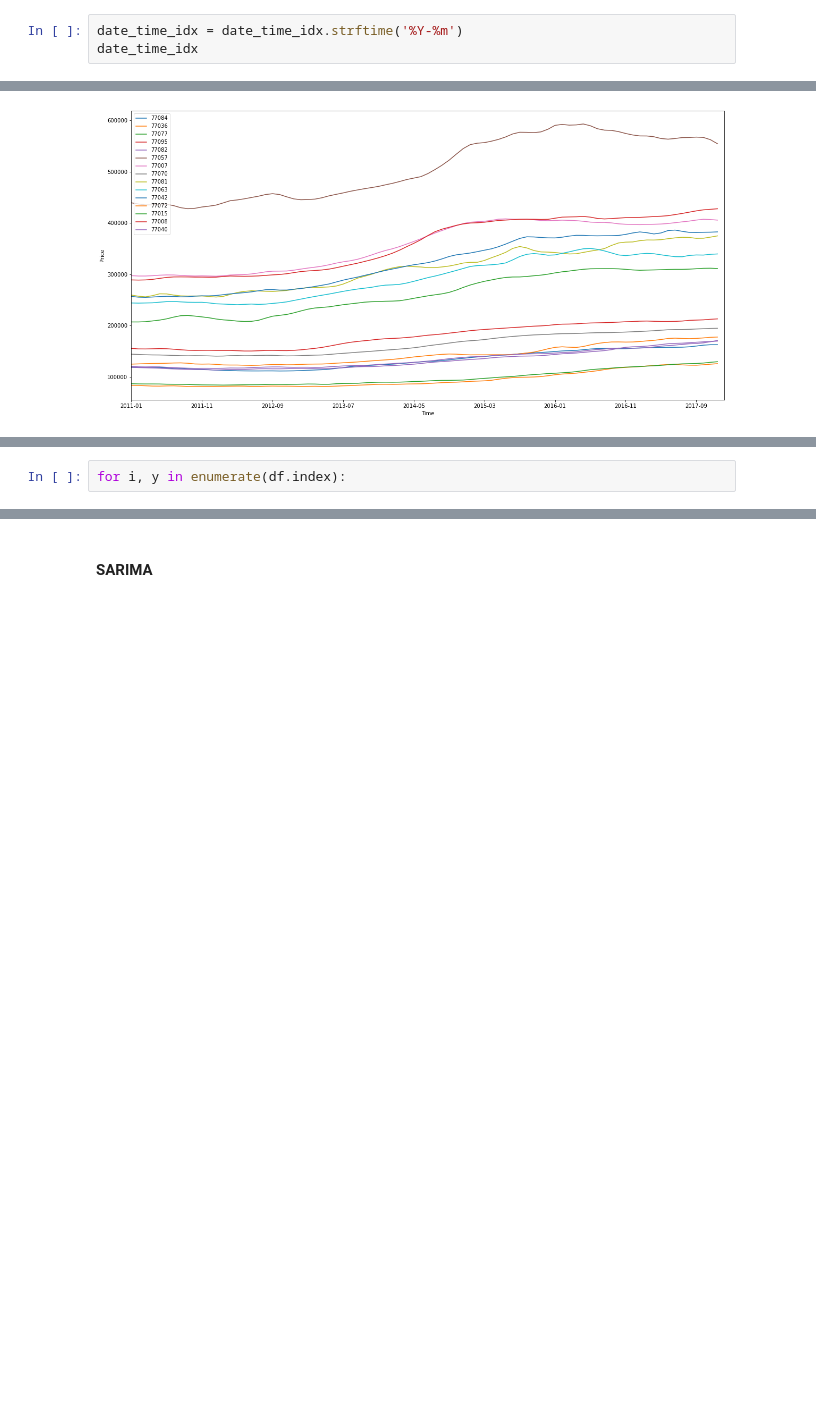
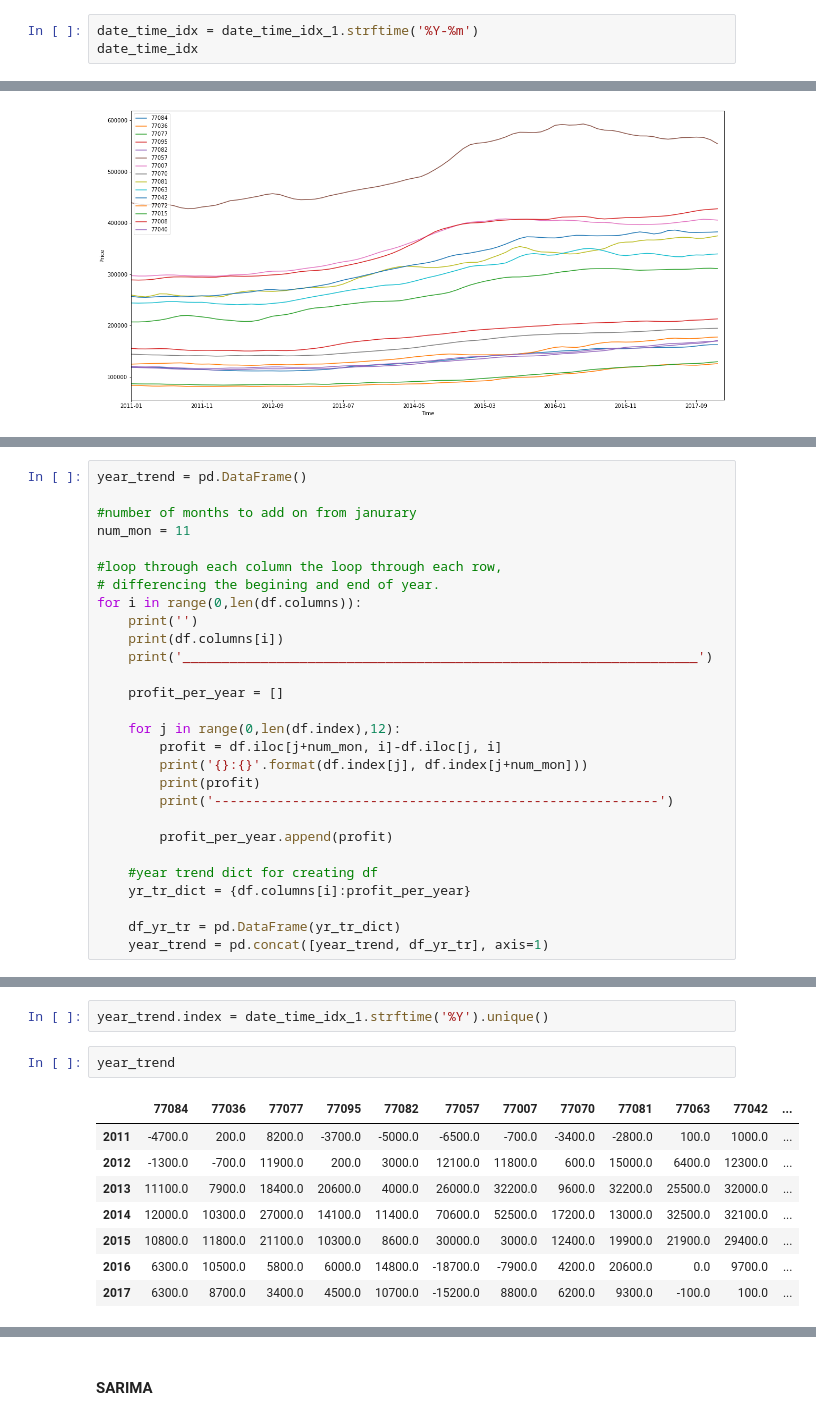
Before and after one commit to Blue723/Housing_Time_Series, a Jupyter notebook: SARIMA Model.ipynb, the cells around one changed output, grey strips where cells are left out. Drawn from its saved outputs; the diff is of its cells as text; blank space fills up the shorter version.

```diff
--- a/SARIMA Model.ipynb
+++ b/SARIMA Model.ipynb
@@ -64,7 +67,7 @@ DatetimeIndex(['2011-01-01', '2011-02-01', '2011-03-01', '2011-04-01',
                '2017-09-01', '2017-10-01', '2017-11-01', '2017-12-01'],
               dtype='datetime64[ns]', freq=None)
 # %%
-date_time_idx = date_time_idx.strftime('%Y-%m')
+date_time_idx = date_time_idx_1.strftime('%Y-%m')
 date_time_idx
 # %% [output]
 Index(['2011-01', '2011-02', '2011-03', '2011-04', '2011-05', '2011-06',
@@ -114,2 +112,0 @@ DatetimeIndex([], dtype='datetime64[ns]', freq=None)
-# %%
-for i, y in enumerate(df.index):
@@ -115,0 +115,28 @@ for i, y in enumerate(df.index):
+# %%
+year_trend = pd.DataFrame()
+
+#number of months to add on from janurary
+num_mon = 11
+
+#loop through each column the loop through each row,
+# differencing the begining and end of year.
+for i in range(0,len(df.columns)):
+    print('')
+    print(df.columns[i])
+    print('__________________________________________________________________')
+
+    profit_per_year = []
+
+    for j in range(0,len(df.index),12):
+        profit = df.iloc[j+num_mon, i]-df.iloc[j, i]
+        print('{}:{}'.format(df.index[j], df.index[j+num_mon]))
+        print(profit)
+        print('---------------------------------------------------------')
+
+        profit_per_year.append(profit)
+
+    #year trend dict for creating df
+    yr_tr_dict = {df.columns[i]:profit_per_year}
+
+    df_yr_tr = pd.DataFrame(yr_tr_dict)
+    year_trend = pd.concat([year_trend, df_yr_tr], axis=1)
@@ -115,0 +161,13 @@ for i, y in enumerate(df.index):
+# %%
+year_trend.index = date_time_idx_1.strftime('%Y').unique()
+# %%
+year_trend
+# %% [output]
+|  | 77084 | 77036 | 77077 | 77095 | 77082 | 77057 | 77007 | 77070 | 77081 | 77063 | 77042 | ... |
+| 2011 | -4700.0 | 200.0 | 8200.0 | -3700.0 | -5000.0 | -6500.0 | -700.0 | -3400.0 | -2800.0 | 100.0 | 1000.0 | ... |
+| 2012 | -1300.0 | -700.0 | 11900.0 | 200.0 | 3000.0 | 12100.0 | 11800.0 | 600.0 | 15000.0 | 6400.0 | 12300.0 | ... |
+| 2013 | 11100.0 | 7900.0 | 18400.0 | 20600.0 | 4000.0 | 26000.0 | 32200.0 | 9600.0 | 32200.0 | 25500.0 | 32000.0 | ... |
+| 2014 | 12000.0 | 10300.0 | 27000.0 | 14100.0 | 11400.0 | 70600.0 | 52500.0 | 17200.0 | 13000.0 | 32500.0 | 32100.0 | ... |
+| 2015 | 10800.0 | 11800.0 | 21100.0 | 10300.0 | 8600.0 | 30000.0 | 3000.0 | 12400.0 | 19900.0 | 21900.0 | 29400.0 | ... |
+| 2016 | 6300.0 | 10500.0 | 5800.0 | 6000.0 | 14800.0 | -18700.0 | -7900.0 | 4200.0 | 20600.0 | 0.0 | 9700.0 | ... |
+| 2017 | 6300.0 | 8700.0 | 3400.0 | 4500.0 | 10700.0 | -15200.0 | 8800.0 | 6200.0 | 9300.0 | -100.0 | 100.0 | ... |
```
Also changed, not shown: parts of 28 cells of this notebook, 1 other file.
